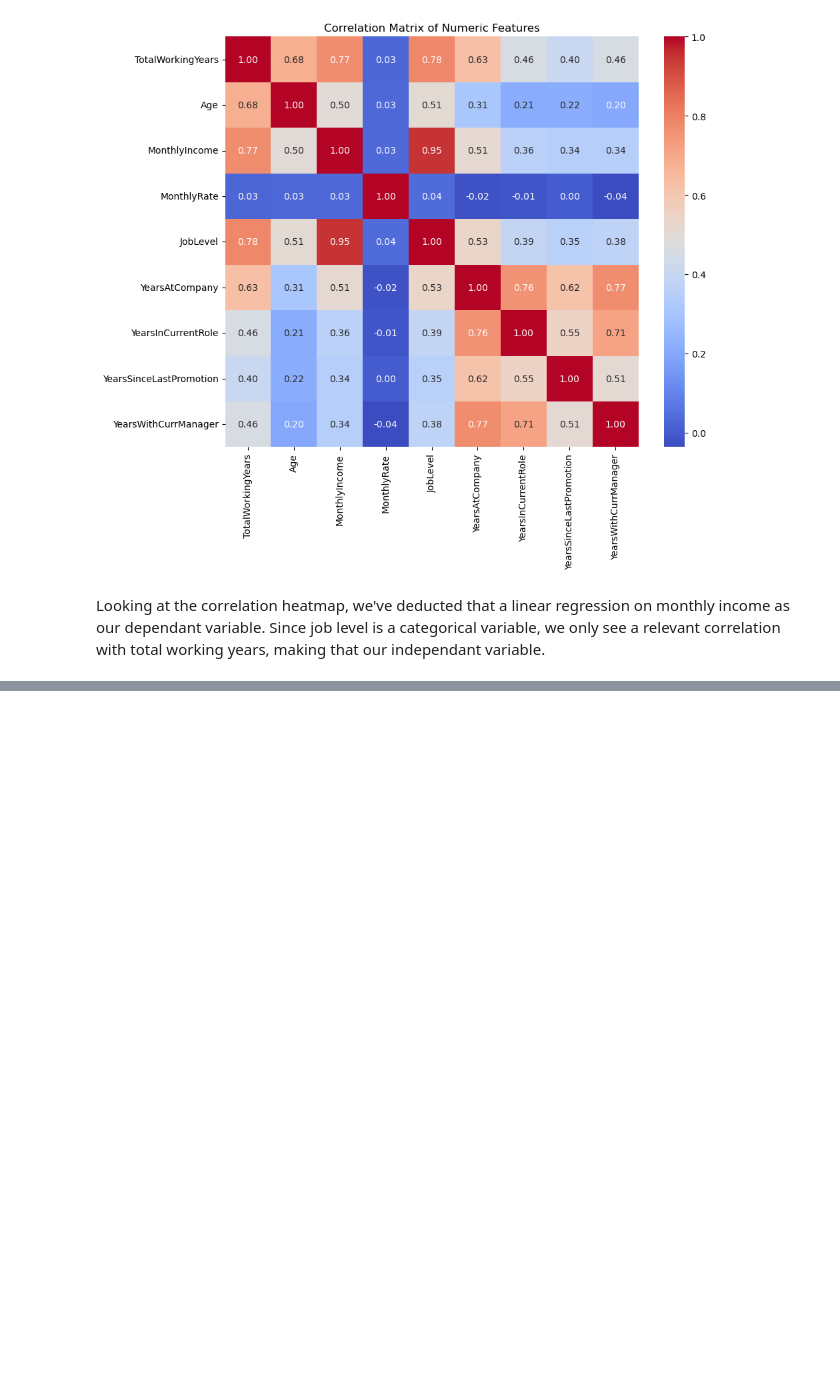
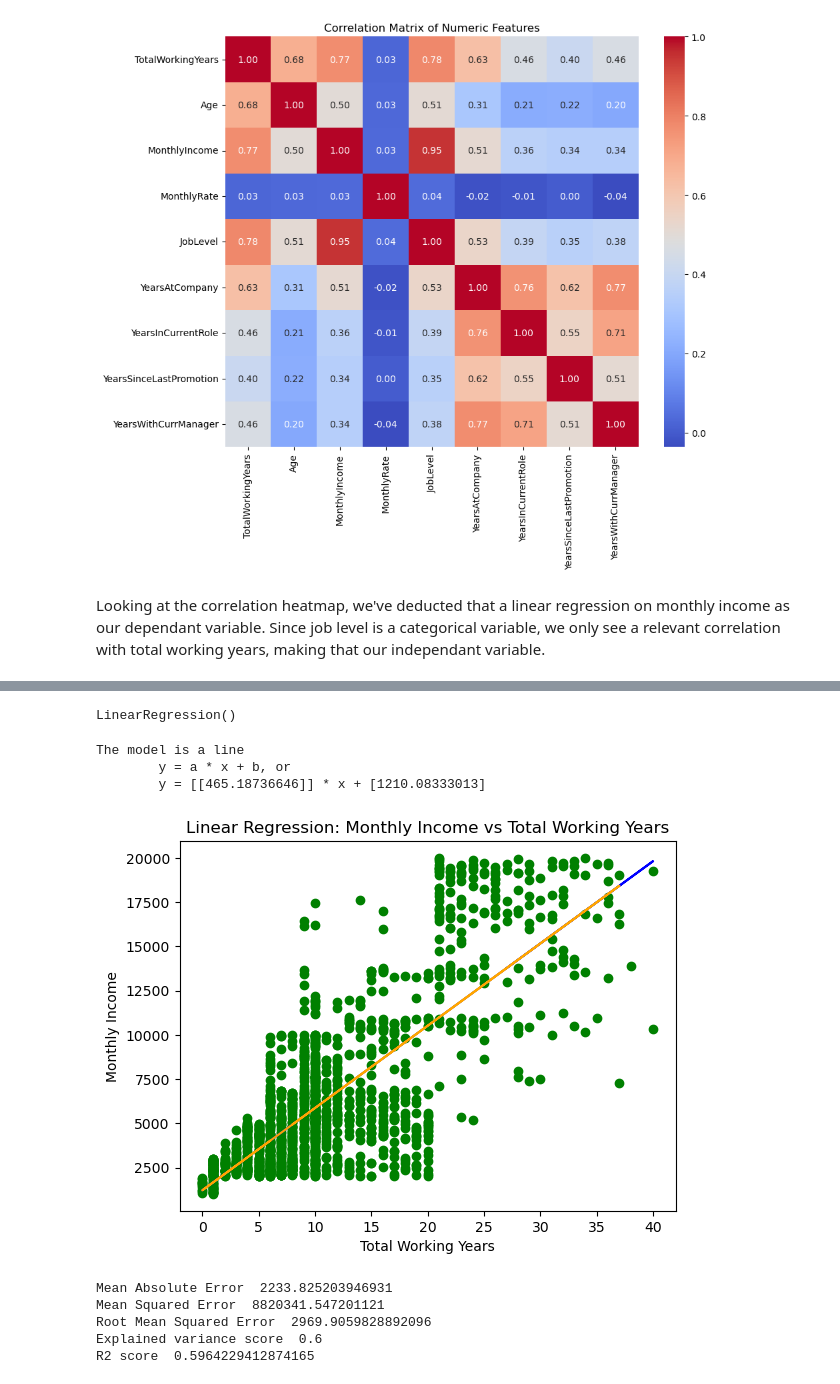
Before and after one commit to MojoOno/MP3, a Jupyter notebook: MP3_report.ipynb, the cells around one changed output, grey strips where cells are left out. Drawn from its saved outputs; the diff is of its cells as text; code cells hidden in the pictures; blank space fills up the shorter version.

Commit message:
Made a bad model based on variance score

```diff
--- a/MP3_report.ipynb
+++ b/MP3_report.ipynb
@@ -90,0 +118,45 @@ Looking at the correlation heatmap, we've deducted that a linear regression on m
+# %%
+myreg = LinearRegression()
+# %%
+myreg.fit(X_train, y_train)
+myreg
+# %% [output]
+LinearRegression()
+# %%
+a = myreg.coef_
+b = myreg.intercept_
+# %%
+print(f"The model is a line \n\ty = a * x + b, or\n\ty = {a} * x + {b}")
+# %% [output]
+The model is a line
+        y = a * x + b, or
+        y = [[465.18736646]] * x + [1210.08333013]
+# %%
+y_predicted = myreg.predict(X_test)
+# %%
+plt.title('Linear Regression: Monthly Income vs Total Working Years')
+plt.scatter(X, y, color='green')
+plt.plot(X_train, a * X_train + b, color='blue')
+plt.plot(X_test, y_predicted, color='orange')
+plt.xlabel('Total Working Years')
+plt.ylabel('Monthly Income')
+plt.show()
+# %% [output]
+[figure, added]
+# %%
+mae = sm.mean_absolute_error(y_test, y_predicted)
+mse = sm.mean_squared_error(y_test, y_predicted)
+rmse = np.sqrt(sm.mean_squared_error(y_test, y_predicted))
+eV = round(sm.explained_variance_score(y_test, y_predicted), 2)
+r2 = sm.r2_score(y_test, y_predicted)
+print('Mean Absolute Error ',mae)
+print('Mean Squared Error ',mse)
+print('Root Mean Squared Error ',rmse)
+print('Explained variance score ',eV )
+print('R2 score ',r2)
+# %% [output]
+Mean Absolute Error  2233.825203946931
+Mean Squared Error  8820341.547201121
+Root Mean Squared Error  2969.9059828892096
+Explained variance score  0.6
+R2 score  0.5964229412874165
```
Also changed, not shown: parts of 5 cells of this notebook.
